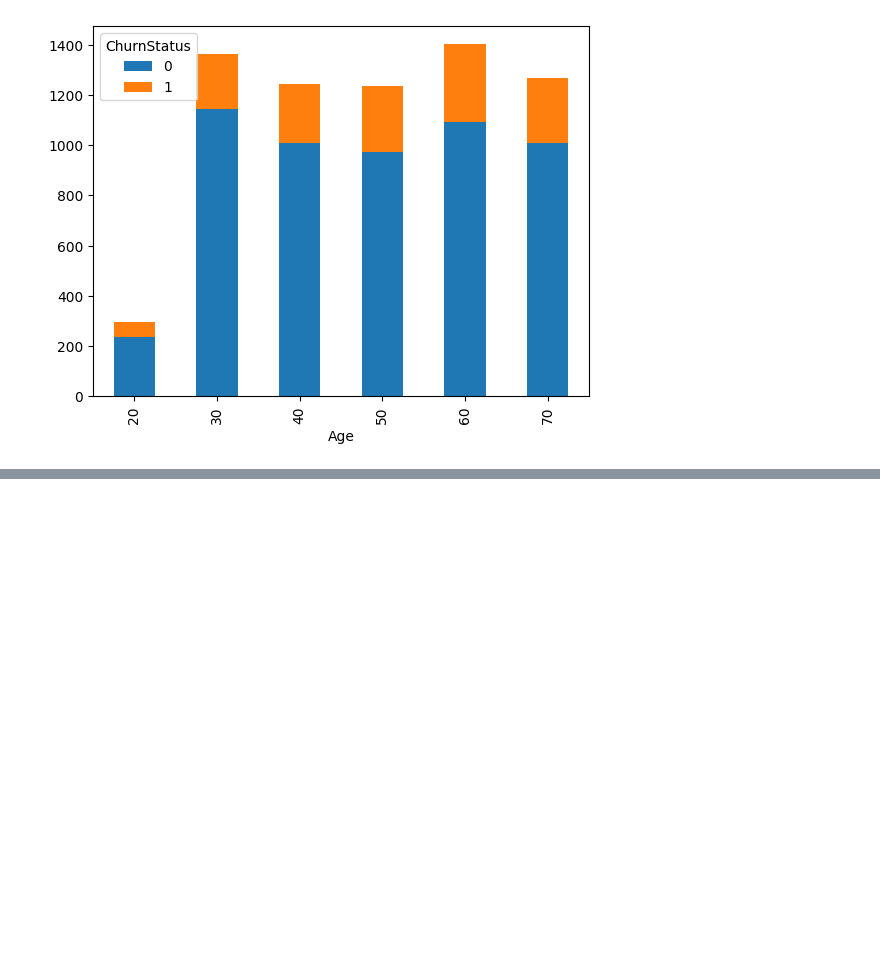
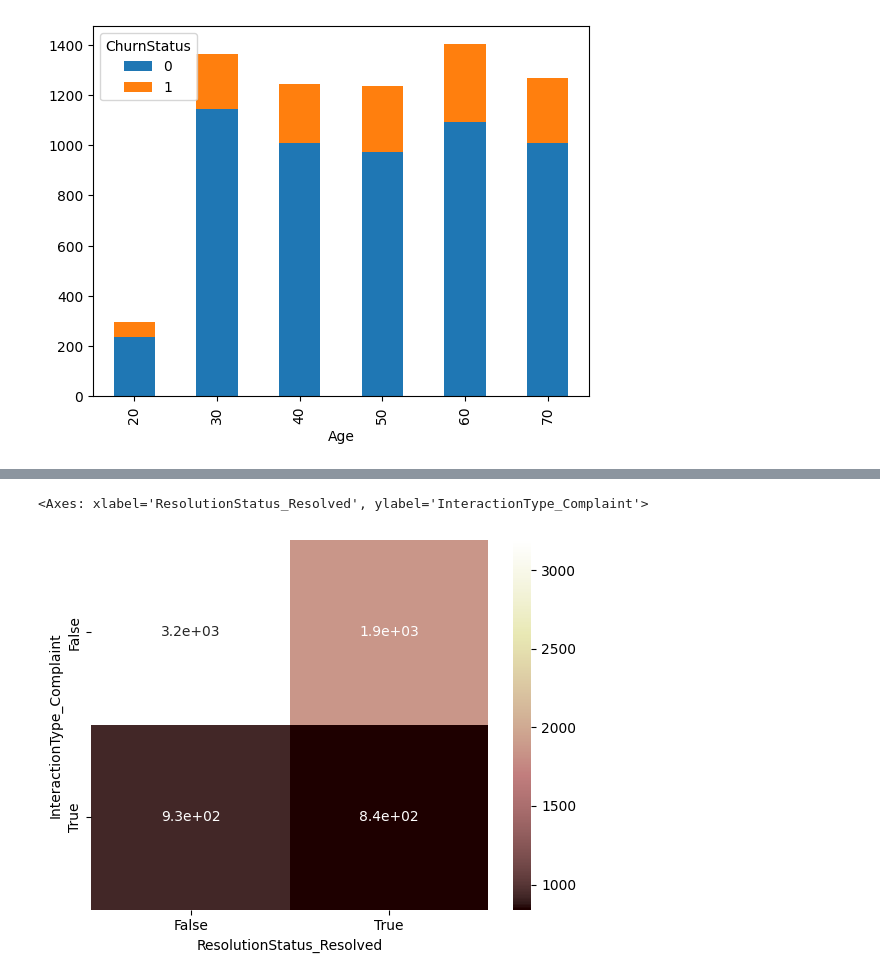
Before and after one commit to pavanrajkg04/Job_based_projects, a Jupyter notebook: Data Science/LLoyd Bank/Task 1: Data gathering and exploratory analysis/TaskOne.ipynb, the cells around one changed output, grey strips where cells are left out. Saved outputs shown, nothing was run; the diff lists cells and outputs as text; code cells hidden in the pictures; blank space fills up the shorter version.

```diff
--- a/Data Science/LLoyd Bank/Task 1: Data gathering and exploratory analysis/TaskOne.ipynb
+++ b/Data Science/LLoyd Bank/Task 1: Data gathering and exploratory analysis/TaskOne.ipynb
@@ -188,0 +274,6 @@ age_churn.plot(kind='bar',stacked=True)
+# %%
+crosstab = pd.crosstab(data3['InteractionType_Complaint'],data3['ResolutionStatus_Resolved'])
+sns.heatmap(crosstab,annot=True, cmap='pink')
+# %% [output]
+<Axes: xlabel='ResolutionStatus_Resolved', ylabel='InteractionType_Complaint'>
+[figure, added]
```
Also changed, not shown: parts of 10 cells of this notebook, 2 other files.
